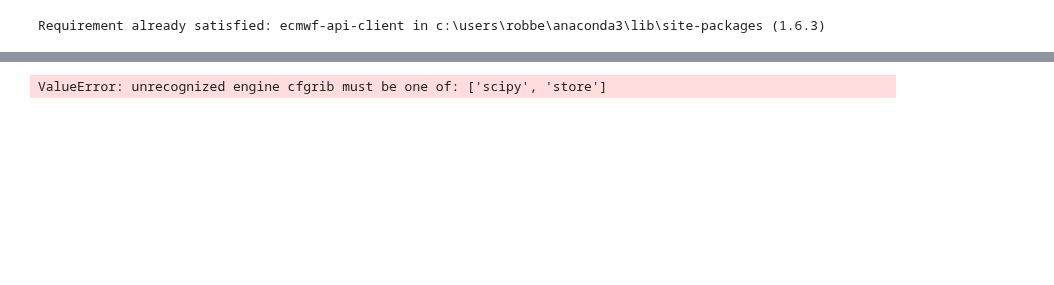
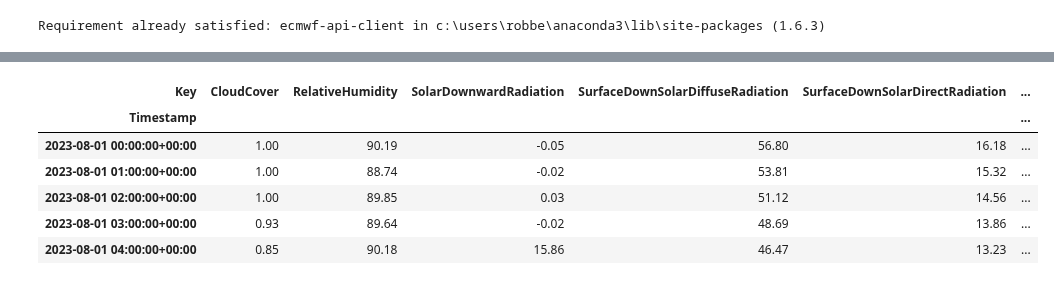
Before and after one commit to RobbeVDE/SolNet-2, a Jupyter notebook: Data/RebaseData.ipynb, the cells around one changed output, grey strips where cells are left out. Saved outputs shown, nothing was run; the diff lists cells and outputs as text; code cells hidden in the pictures; blank space fills up the shorter version.

```diff
--- a/Data/RebaseData.ipynb
+++ b/Data/RebaseData.ipynb
@@ -52,14 +62,18 @@ KeyError: 'ForecastGeneratedTimestamp'
 # %%
 DA_forecasts = DA_forecasts.pivot(columns='Key', index='Timestamp', values='Value')
+# %%
+DA_forecasts.head()
+# %% [output]
+| Key | CloudCover | RelativeHumidity | SolarDownwardRadiation | SurfaceDownSolarDiffuseRadiation | SurfaceDownSolarDirectRadiation | ... |
+| Timestamp |  |  |  |  |  | ... |
+| 2023-08-01 00:00:00+00:00 | 1.00 | 90.19 | -0.05 | 56.80 | 16.18 | ... |
+| 2023-08-01 01:00:00+00:00 | 1.00 | 88.74 | -0.02 | 53.81 | 15.32 | ... |
+| 2023-08-01 02:00:00+00:00 | 1.00 | 89.85 | 0.03 | 51.12 | 14.56 | ... |
+| 2023-08-01 03:00:00+00:00 | 0.93 | 89.64 | -0.02 | 48.69 | 13.86 | ... |
+| 2023-08-01 04:00:00+00:00 | 0.85 | 90.18 | 15.86 | 46.47 | 13.23 | ... |
 # %%
 import pickle
 with open('Rebase.pickle', 'wb') as f:
     pickle.dump(DA_forecasts, f, pickle.HIGHEST_PROTOCOL)
-# %%
-import xarray as xr
-import matplotlib.pyplot as plt
-ds = xr.load_dataset("_mars-bol-webmars-public-svc-blue-007-cc6e94d7ef7081c98337ea0fbc3ce669-iPWgUw.grib", engine="cfgrib")
-# %% [output]
-ValueError: unrecognized engine cfgrib must be one of: ['scipy', 'store']
 # %%
 # %% [output]
```
Also changed, not shown: parts of 4 cells of this notebook, 21 other files.
